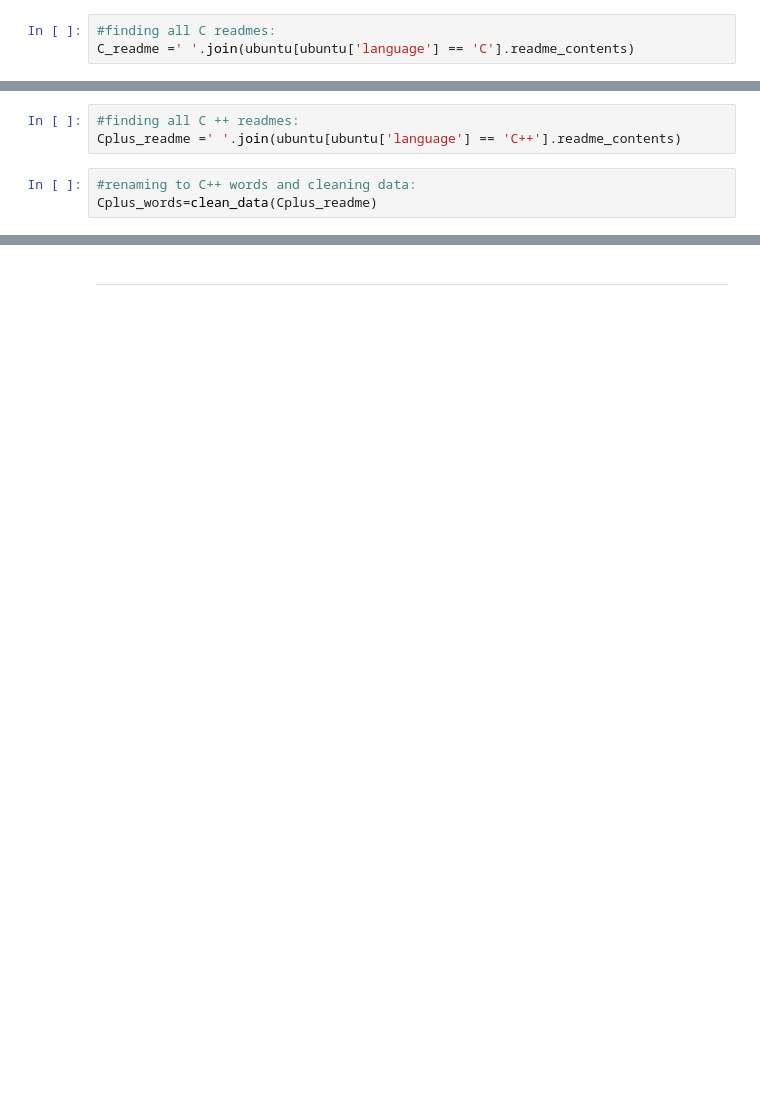
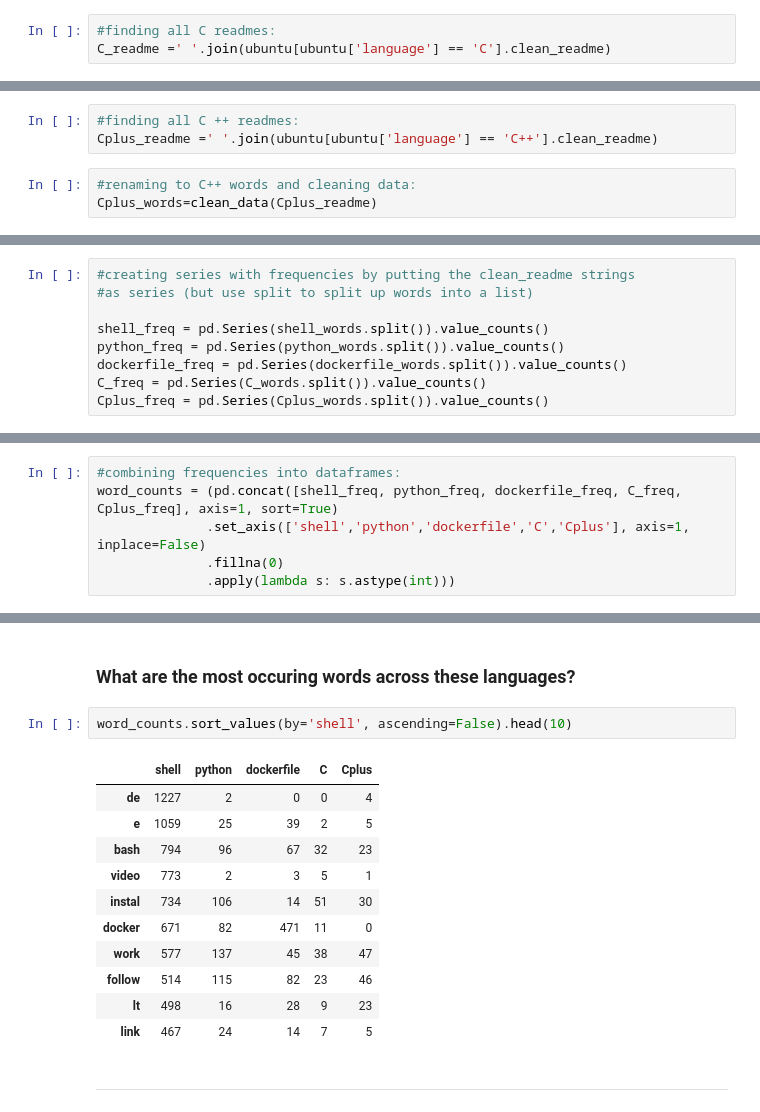
Before and after one commit to jemison-nlp-AnJeSt/github-NLP-project, a Jupyter notebook: Eyring-notebook.ipynb, the cells around one changed output, grey strips where cells are left out. Drawn from its saved outputs; the diff is of its cells as text; blank space fills up the shorter version.

```diff
--- a/Eyring-notebook.ipynb
+++ b/Eyring-notebook.ipynb
@@ -223,13 +345,13 @@ dockerfile_readme =' '.join(ubuntu[ubuntu['language'] == 'Dockerfile'].readme_co
 dockerfile_words=clean_data(dockerfile_readme)
 # %%
 #finding all C readmes:
-C_readme =' '.join(ubuntu[ubuntu['language'] == 'C'].readme_contents)
+C_readme =' '.join(ubuntu[ubuntu['language'] == 'C'].clean_readme)
 # %%
 #renaming to C words and cleaning data:
 C_words=clean_data(C_readme)
 # %%
 #finding all C ++ readmes:
-Cplus_readme =' '.join(ubuntu[ubuntu['language'] == 'C++'].readme_contents)
+Cplus_readme =' '.join(ubuntu[ubuntu['language'] == 'C++'].clean_readme)
 # %%
 #renaming to C++ words and cleaning data:
 Cplus_words=clean_data(Cplus_readme)
@@ -235,0 +360,9 @@ Cplus_words=clean_data(Cplus_readme)
+# %%
+#creating series with frequencies by putting the clean_readme strings
+#as series (but use split to split up words into a list)
+
+shell_freq = pd.Series(shell_words.split()).value_counts()
+python_freq = pd.Series(python_words.split()).value_counts()
+dockerfile_freq = pd.Series(dockerfile_words.split()).value_counts()
+C_freq = pd.Series(C_words.split()).value_counts()
+Cplus_freq = pd.Series(Cplus_words.split()).value_counts()
@@ -235,0 +385,6 @@ Cplus_words=clean_data(Cplus_readme)
+# %%
+#combining frequencies into dataframes:
+word_counts = (pd.concat([shell_freq, python_freq, dockerfile_freq, C_freq, Cplus_freq], axis=1, sort=True)
+              .set_axis(['shell','python','dockerfile','C','Cplus'], axis=1, inplace=False)
+              .fillna(0)
+              .apply(lambda s: s.astype(int)))
@@ -236,2 +400,18 @@ Cplus_words=clean_data(Cplus_readme)
+# %% [markdown]
+### What are the most occuring words across these languages?
+# %%
+word_counts.sort_values(by='shell', ascending=False).head(10)
+# %% [output]
+|  | shell | python | dockerfile | C | Cplus |
+| de | 1227 | 2 | 0 | 0 | 4 |
+| e | 1059 | 25 | 39 | 2 | 5 |
+| bash | 794 | 96 | 67 | 32 | 23 |
+| video | 773 | 2 | 3 | 5 | 1 |
+| instal | 734 | 106 | 14 | 51 | 30 |
+| docker | 671 | 82 | 471 | 11 | 0 |
+| work | 577 | 137 | 45 | 38 | 47 |
+| follow | 514 | 115 | 82 | 23 | 46 |
+| lt | 498 | 16 | 28 | 9 | 23 |
+| link | 467 | 24 | 14 | 7 | 5 |
 # %% [markdown]
 ___________________________________
```
Also changed, not shown: parts of 32 cells of this notebook, 1 other file.
